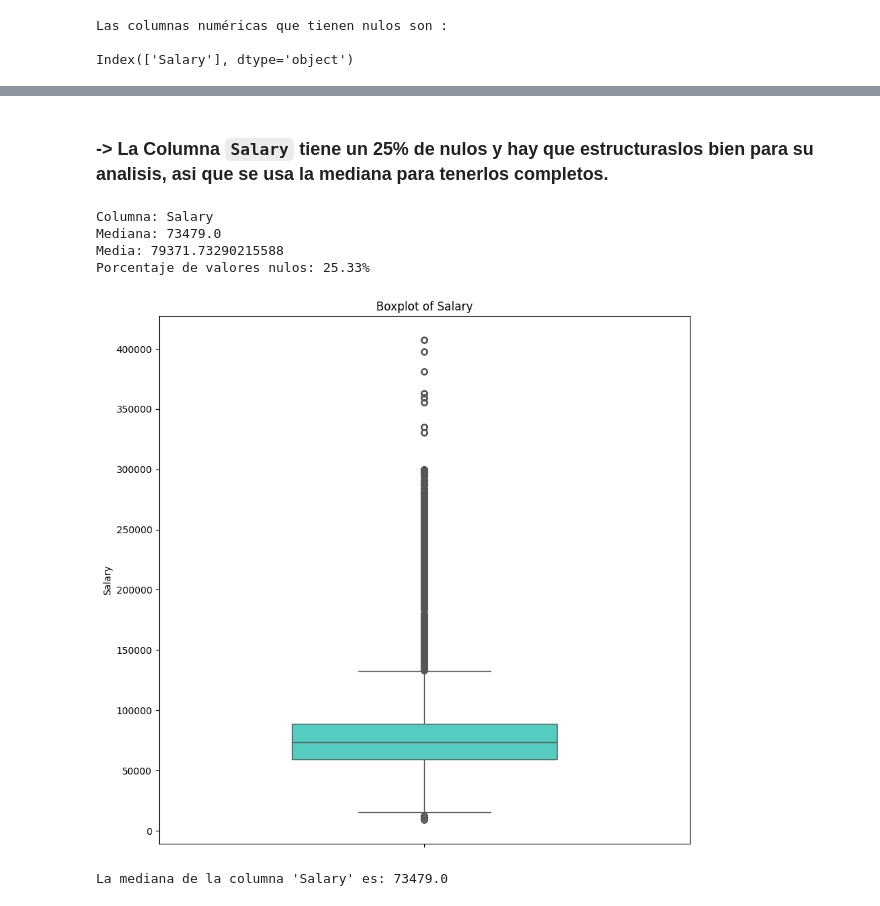
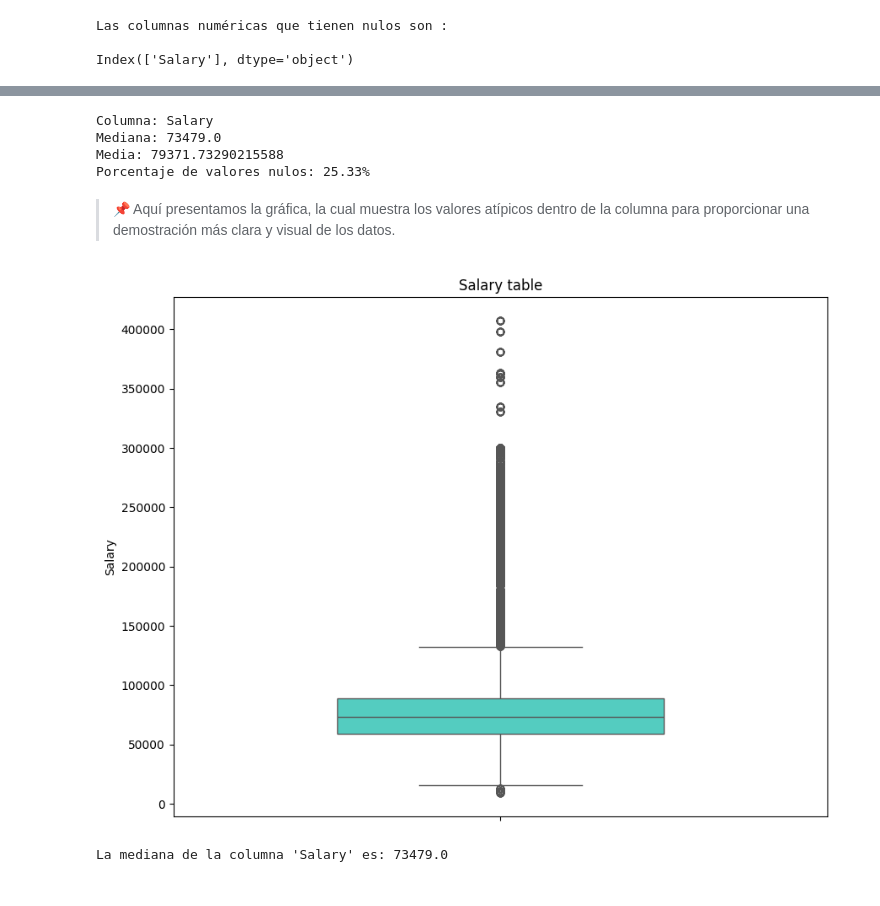
Before and after one commit to Adalab/bda-modulo-3-evaluacion-final-Monikvb, a Jupyter notebook: Limpieza_Datos.ipynb, the cells around one changed output, grey strips where cells are left out. Saved outputs shown, nothing was run; the diff lists cells and outputs as text; code cells hidden in the pictures.

```diff
--- a/Limpieza_Datos.ipynb
+++ b/Limpieza_Datos.ipynb
@@ -284,8 +271,6 @@ def metricas_estadisticas(df, columna):
     print(f"Porcentaje de valores nulos: {porcentaje_nulos:.2f}%")
 
     return
-# %% [markdown]
-### -> La Columna `Salary` tiene un 25% de nulos y hay que estructuraslos bien para su analisis, asi que se usa la mediana para tenerlos completos.
 # %%
 # Llamar a la función para la columna 'salary'
 nulos_salary = metricas_estadisticas(df_union, 'Salary')
@@ -295,25 +280,27 @@ Columna: Salary
 Mediana: 73479.0
 Media: 79371.73290215588
 Porcentaje de valores nulos: 25.33%
+# %% [markdown]
+> 📌 Aquí presentamos la gráfica, la cual muestra los valores atípicos dentro de la columna para proporcionar una demostración más clara y visual de los datos.
 # %%
 # Crear el subplot con el número de gráficas deseadas en su interior
-fig, ax = plt.subplots(figsize=(10, 10))
+fig, ax = plt.subplots(figsize=(10, 8))
 
 # Añadir un boxplot usando el método 'sns.boxplot()'
 sns.boxplot(y="Salary",
             data=df_union,
             width=0.5,
             color="turquoise",
             ax=ax)
 
 # Añadir título y etiquetas para mayor claridad
-ax.set_title('Boxplot of Salary')
+ax.set_title('Salary table')
 ax.set_ylabel('Salary')
 
 # Mostrar la gráfica
 plt.show()
 # %% [output]
-[figure, old version]
+[figure, new version]
 # %%
 
 mediana_salary = df_union["Salary"].median()
```
Also changed, not shown: parts of 13 cells of this notebook, 4 other files.
